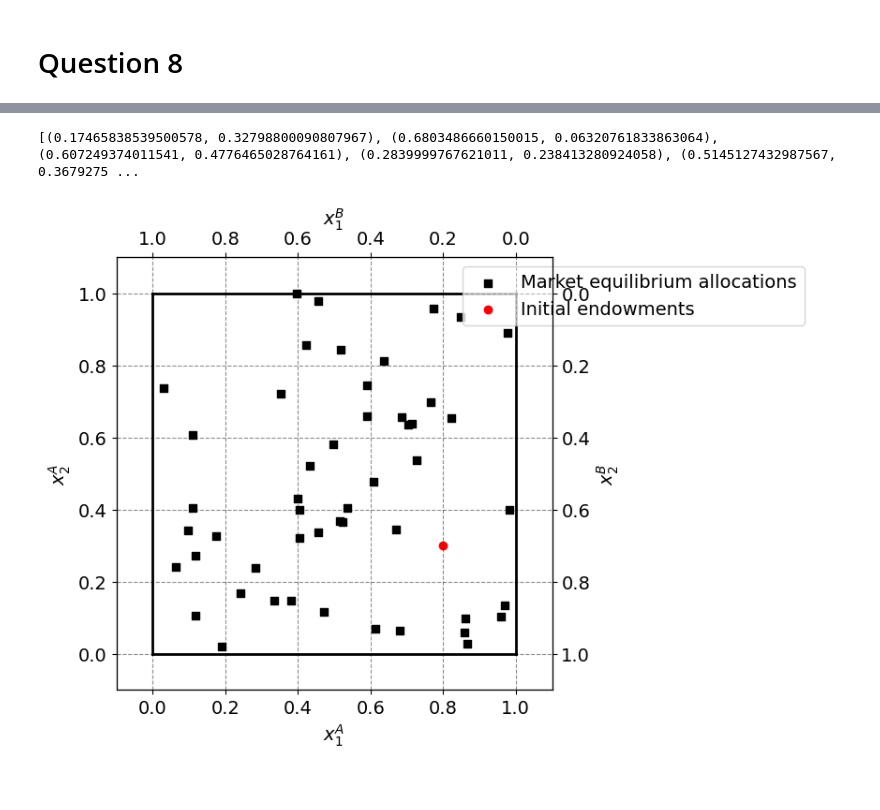
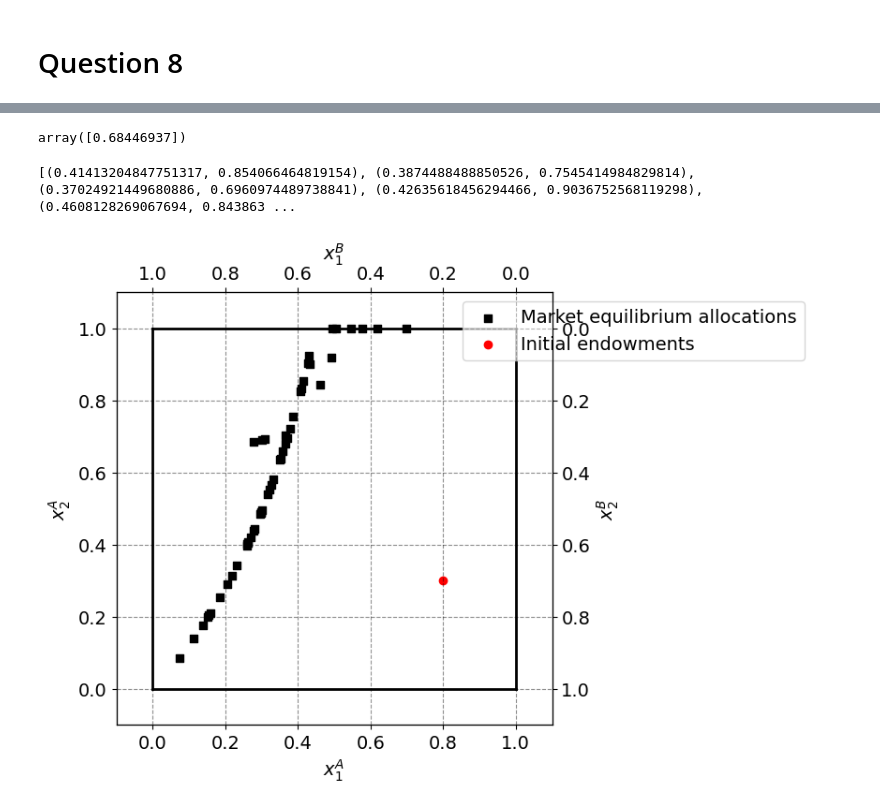
Before and after one commit to NumEconCopenhagen/projects-2024-simon-katrine, a Jupyter notebook: inauguralproject/inauguralproject.ipynb, the cells around one changed output, grey strips where cells are left out. Drawn from its saved outputs; the diff is of its cells as text; code cells hidden in the pictures.

```diff
--- a/inauguralproject/inauguralproject.ipynb
+++ b/inauguralproject/inauguralproject.ipynb
@@ -619,27 +460,0 @@ print("Optimal price for p1:", result.x)
-# %%
-# Define the market_clearing function, where we return the absolute value of eps1 and eps2
-def market_clearing(p1, model_instance):
-    eps1, eps2 = model_instance.check_market_clearing(p1)
-    return abs(eps1) + abs(eps2)
-
-# List to store allocations for consumer A
-allocations_A = []
-
-# Loop over each initial endowment allocation found in question 7
-for i in range(50):
-    # Print the initial endowment for consumer A
-    print(f"Iteration {i+1}: Initial endowment for consumer A: (w1A, w2A) =", tuple(initial_endowments_A[i]))
-
-    # Here, you would do the rest of your calculations to find the optimal prices and allocations
-    # For simplicity, let's assume some random allocations
-    x1A = np.random.uniform(0, 1)
-    x2A = np.random.uniform(0, 1)
-
-    # Append the allocation for consumer A to the list
-    allocations_A.append((x1A, x2A))
-
-    # Print the allocation for consumer A
-    print(f"Iteration {i+1}: Allocation for consumer A: (x1A, x2A) = ({x1A}, {x2A})")
-
-# Now, you can use the allocations_A list to plot the values in an Edward plot
-# You would need to provide more details or code for how you intend to plot them in the Edward plot
@@ -664,7 +524,11 @@ Iteration 50: Allocation for consumer A: (x1A, x2A) = (0.5181498137911743, 0.842
+# %%
+demand_A2_value
+# %% [output]
+array([0.68446937])
 # %%
-print(allocations_A)
+print(allocations_8)
 # %% [output]
-[(0.17465838539500578, 0.32798800090807967), (0.6803486660150015, 0.06320761833863064), (0.607249374011541, 0.4776465028764161), (0.2839999767621011, 0.238413280924058), (0.5145127432987567, 0.3679275 ...
+[(0.41413204847751317, 0.854066464819154), (0.3874488488850526, 0.7545414984829814), (0.37024921449680886, 0.6960974489738841), (0.42635618456294466, 0.9036752568119298), (0.4608128269067694, 0.843863 ...
 # %%
 # a. total endowment
 w1bar = 1.0
@@ -673,32 +537,32 @@ w2bar = 1.0
 # b. figure set up
 fig = plt.figure(frameon=False,figsize=(6,6), dpi=100)
 ax_A = fig.add_subplot(1, 1, 1)
 
 ax_A.set_xlabel("$x_1^A$")
 ax_A.set_ylabel("$x_2^A$")
 
 temp = ax_A.twinx()
 temp.set_ylabel("$x_2^B$")
 ax_B = temp.twiny()
 ax_B.set_xlabel("$x_1^B$")
 ax_B.invert_xaxis()
 ax_B.invert_yaxis()
 
 # Plotting the market equilibrium allocation and the initial endowments
-ax_A.scatter([point[0] for point in allocations_A], [point[1] for point in allocations_A], marker='s', color='black', label='Market equilibrium allocations')
+ax_A.scatter([point[0] for point in allocations_8], [point[1] for point in allocations_8], marker='s', color='black', label='Market equilibrium allocations')
 ax_A.scatter([0.8], [0.3], marker='o', color='red', label='Initial endowments')
 
 # limits
 ax_A.plot([0,w1bar],[0,0],lw=2,color='black')
 ax_A.plot([0,w1bar],[w2bar,w2bar],lw=2,color='black')
 ax_A.plot([0,0],[0,w2bar],lw=2,color='black')
 ax_A.plot([w1bar,w1bar],[0,w2bar],lw=2,color='black')
 
 ax_A.set_xlim([-0.1, w1bar + 0.1])
 ax_A.set_ylim([-0.1, w2bar + 0.1])
 ax_B.set_xlim([w1bar + 0.1, -0.1])
 ax_B.set_ylim([w2bar + 0.1, -0.1])
 
 ax_A.legend(frameon=True,loc='upper right',bbox_to_anchor=(1.6,1.0));
 # %% [output]
-[figure, old version]
+[figure, new version]
```
Also changed, not shown: parts of 8 cells of this notebook, 3 other files.
